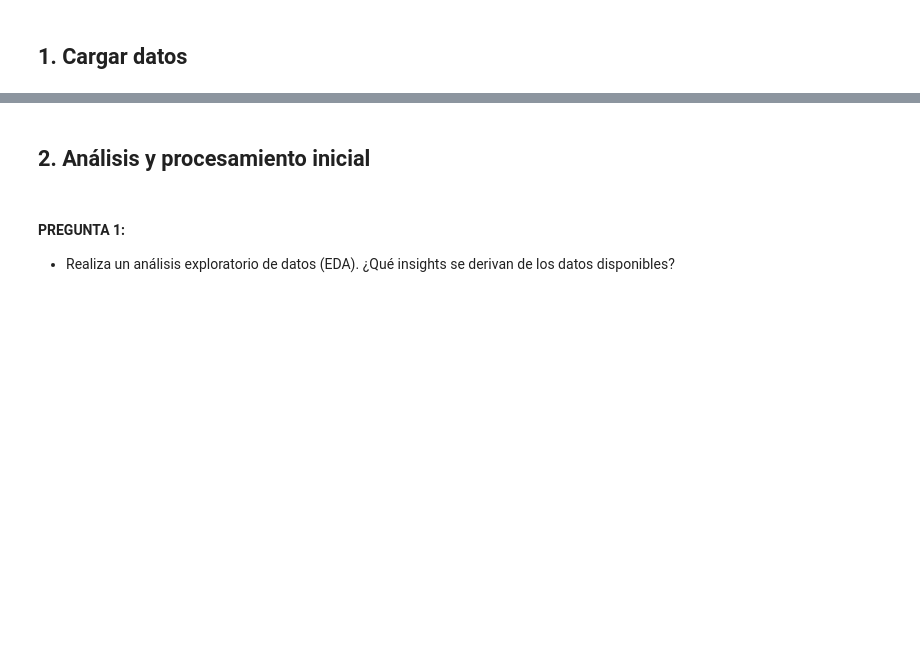
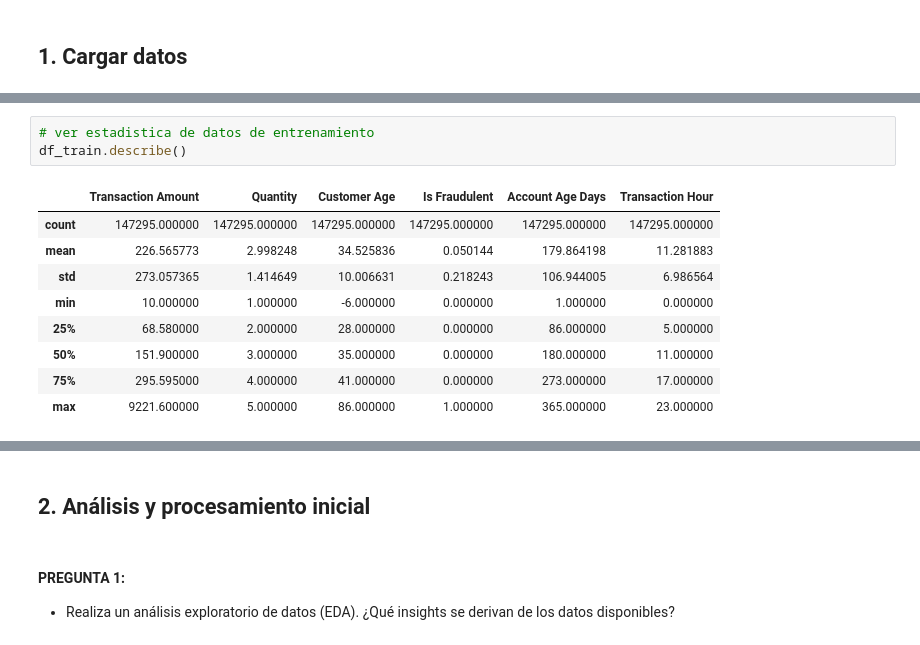
Before and after one commit to mdgonzalez21/Actividad_3_Deteccion_anomalias, a Jupyter notebook: script/Deteccion_Anomalias_Enunciado.ipynb, the cells around one changed output, grey strips where cells are left out. Saved outputs shown, nothing was run; the diff lists cells and outputs as text; blank space fills up the shorter version.

```diff
--- a/script/Deteccion_Anomalias_Enunciado.ipynb
+++ b/script/Deteccion_Anomalias_Enunciado.ipynb
@@ -146,3 +372,16 @@ Primeras 5 filas del dataset de test:
 | 2 | 328921c6-ccb9-4271-b950-a08b7208a89a | e39ee88c-3ddd-4b34-8fb8-81647875fb7c | 878.39 | 2024-02-06 14:14:25 | bank transfer | home & garden | ... |
 | 3 | 8ecb08ec-e88e-48a3-84bd-781be224fff8 | 9f30889b-c919-4592-a0d4-15310ce370da | 199.00 | 2024-01-21 20:57:33 | debit card | electronics | ... |
 | 4 | 71b3c292-5aa2-4718-a7dc-2266210f806e | f79d630f-cfe7-46d3-a6e2-f5ed295ecd62 | 197.87 | 2024-01-26 13:25:09 | debit card | electronics | ... |
+# %%
+# ver estadistica de datos de entrenamiento
+df_train.describe()
+# %% [output]
+|  | Transaction Amount | Quantity | Customer Age | Is Fraudulent | Account Age Days | Transaction Hour |
+| count | 147295.000000 | 147295.000000 | 147295.000000 | 147295.000000 | 147295.000000 | 147295.000000 |
+| mean | 226.565773 | 2.998248 | 34.525836 | 0.050144 | 179.864198 | 11.281883 |
+| std | 273.057365 | 1.414649 | 10.006631 | 0.218243 | 106.944005 | 6.986564 |
+| min | 10.000000 | 1.000000 | -6.000000 | 0.000000 | 1.000000 | 0.000000 |
+| 25% | 68.580000 | 2.000000 | 28.000000 | 0.000000 | 86.000000 | 5.000000 |
+| 50% | 151.900000 | 3.000000 | 35.000000 | 0.000000 | 180.000000 | 11.000000 |
+| 75% | 295.595000 | 4.000000 | 41.000000 | 0.000000 | 273.000000 | 17.000000 |
+| max | 9221.600000 | 5.000000 | 86.000000 | 1.000000 | 365.000000 | 23.000000 |
```
Also changed, not shown: parts of 15 cells of this notebook, 1 other file.
